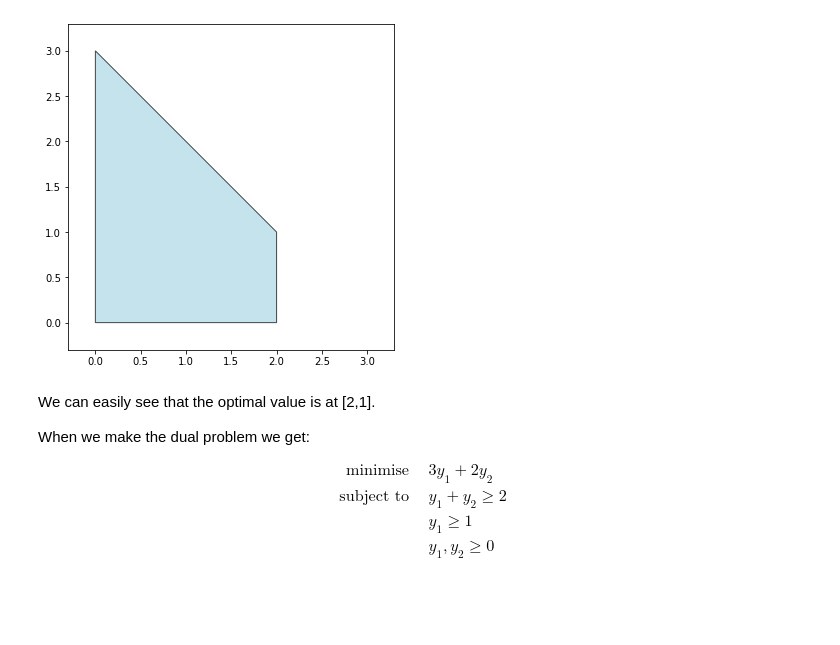
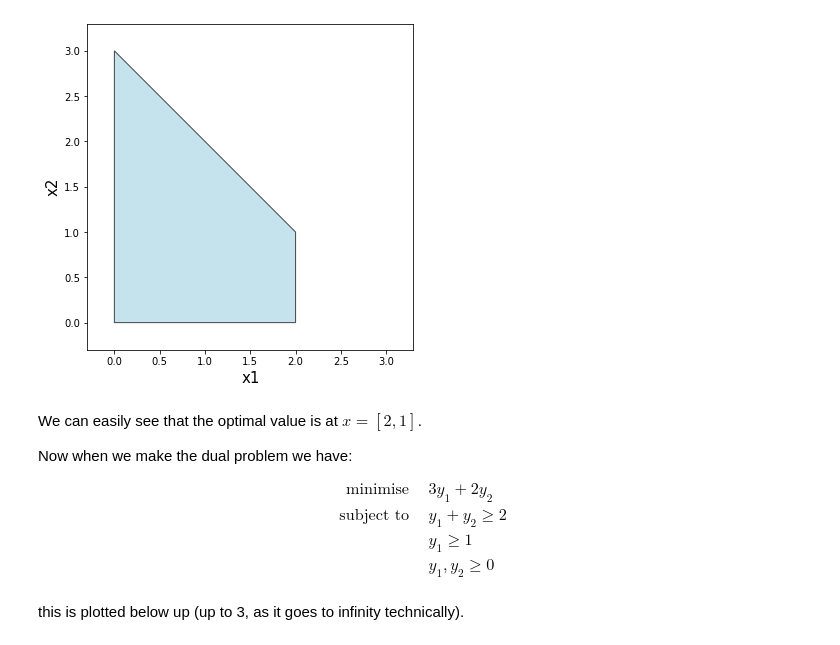
Before and after one commit to GiottoFrean/Multiagent_Systems, a Jupyter notebook: 2 Distributed Optimization/E - Duality in linear programming.ipynb, the cells around one changed output. Cells and saved outputs as stored; diff of their text form; code cells hidden in the pictures; blank space fills up the shorter version.

Commit message:
finishing with dual problems

```diff
--- a/2 Distributed Optimization/E - Duality in linear programming.ipynb
+++ b/2 Distributed Optimization/E - Duality in linear programming.ipynb
@@ -70,23 +70,25 @@ This looks like:
 # %%
 def make_2d_polyhedron_plot(vertices):
     plt.figure(figsize=(6,6))
     hull = ConvexHull(vertices)
     plt.fill(vertices[hull.vertices, 0], vertices[hull.vertices, 1], 'lightblue', edgecolor='black', alpha=0.7)
     min_axes = np.min(vertices)
     max_axes = np.max(vertices)
     plt.xlim(min_axes-(max_axes-min_axes)*0.1,max_axes+(max_axes-min_axes)*0.1)
     plt.ylim(min_axes-(max_axes-min_axes)*0.1,max_axes+(max_axes-min_axes)*0.1)
     plt.gca().set_aspect('equal')
 
 vertices = np.array([[0,0],[2,0],[2,1],[0,3]])
 make_2d_polyhedron_plot(vertices)
+plt.xlabel("x1",fontsize=15)
+plt.ylabel("x2",fontsize=15)
 plt.show()
 # %% [output]
-[figure, old version]
+[figure, new version]
 # %% [markdown]
-We can easily see that the optimal value is at [2,1].
+We can easily see that the optimal value is at $x=[2,1]$.
 
-When we make the dual problem we get:
+Now when we make the dual problem we have:
 
 $$
 \begin{align*}
@@ -96,3 +98,5 @@ $$
 \quad & y_1,y_2\geq 0 \\
 \end{align*}
 $$
+
+this is plotted below up (up to 3, as it goes to infinity technically).
```
Also changed, not shown: parts of 11 cells of this notebook.
